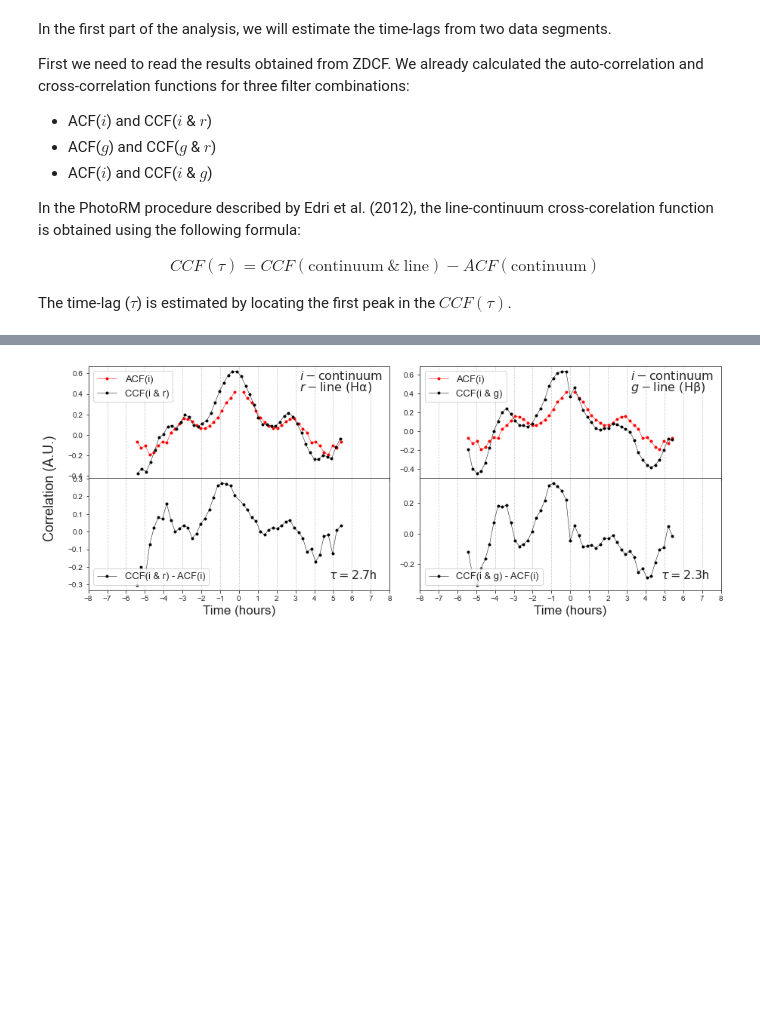
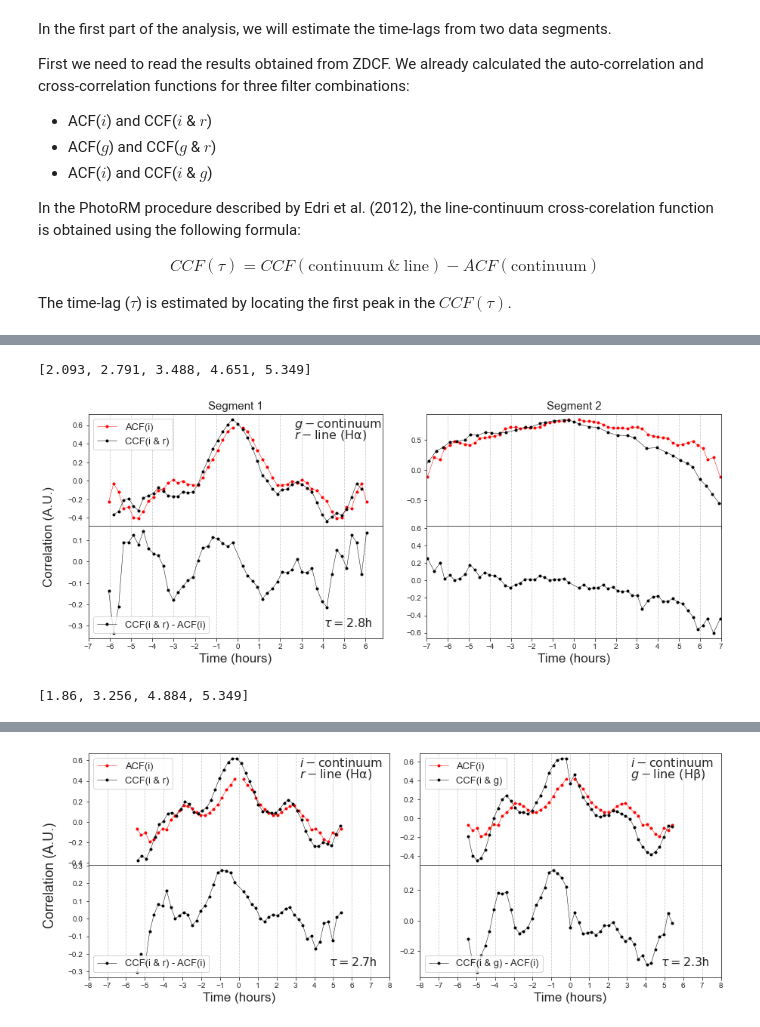
Before and after one commit to LSST-sersag/dle, a Jupyter notebook: notebooks/DLE-PhotoRM.ipynb, the cells around one changed output, grey strips where cells are left out. Drawn from its saved outputs; the diff is of its cells as text; code cells hidden in the pictures; blank space fills up the shorter version.

```diff
--- a/notebooks/DLE-PhotoRM.ipynb
+++ b/notebooks/DLE-PhotoRM.ipynb
@@ -301,26 +271,26 @@ The time-lag ($\tau$) is estimated by locating the first peak in the $CCF(\tau)$
 # %%
 # Loading results: segment 1 (0h-8h)
 
-ccf_ir1 = pd.read_csv('results_zdcf_segments_nflux/ccf_ir_err_seg1.dcf', sep=" ", header=None, skipinitialspace=True)
-ccf_gr1 = pd.read_csv('results_zdcf_segments_nflux/ccf_gr_err_seg1.dcf', sep=" ", header=None, skipinitialspace=True)
-ccf_ig1 = pd.read_csv('results_zdcf_segments_nflux/ccf_ig_err_seg1.dcf', sep=" ", header=None, skipinitialspace=True)
+ccf_ir1 = pd.read_csv('data/zdcf_results/segments/ccf_ir_seg1.dcf', sep=" ", header=None, skipinitialspace=True)
+ccf_gr1 = pd.read_csv('data/zdcf_results/segments/ccf_gr_seg1.dcf', sep=" ", header=None, skipinitialspace=True)
+ccf_ig1 = pd.read_csv('data/zdcf_results/segments/ccf_ig_seg1.dcf', sep=" ", header=None, skipinitialspace=True)
 
-acf_i1 = pd.read_csv('results_zdcf_segments_nflux/acf_i_err_seg1.dcf', sep=" ", header=None, skipinitialspace=True)
-acf_g1 = pd.read_csv('results_zdcf_segments_nflux/acf_g_err_seg1.dcf', sep=" ", header=None, skipinitialspace=True)
-acf_r1 = pd.read_csv('results_zdcf_segments_nflux/acf_r_err_seg1.dcf', sep=" ", header=None, skipinitialspace=True)
+acf_i1 = pd.read_csv('data/zdcf_results/segments/acf_i_seg1.dcf', sep=" ", header=None, skipinitialspace=True)
+acf_g1 = pd.read_csv('data/zdcf_results/segments/acf_g_seg1.dcf', sep=" ", header=None, skipinitialspace=True)
+acf_r1 = pd.read_csv('data/zdcf_results/segments/acf_r_seg1.dcf', sep=" ", header=None, skipinitialspace=True)
 
 ccfs1 = [ccf_ir1, ccf_gr1, ccf_ig1]
 acfs1 = [acf_i1, acf_g1, acf_r1]
 
 # Loading results: segment 2 (70h-130h)
 
-ccf_ir2 = pd.read_csv('results_zdcf_segments_nflux/ccf_ir_err_seg2.dcf', sep=" ", header=None, skipinitialspace=True)
-ccf_gr2 = pd.read_csv('results_zdcf_segments_nflux/ccf_gr_err_seg2.dcf', sep=" ", header=None, skipinitialspace=True)
-ccf_ig2 = pd.read_csv('results_zdcf_segments_nflux/ccf_ig_err_seg2.dcf', sep=" ", header=None, skipinitialspace=True)
+ccf_ir2 = pd.read_csv('data/zdcf_results/segments/ccf_ir_seg2.dcf', sep=" ", header=None, skipinitialspace=True)
+ccf_gr2 = pd.read_csv('data/zdcf_results/segments/ccf_gr_seg2.dcf', sep=" ", header=None, skipinitialspace=True)
+ccf_ig2 = pd.read_csv('data/zdcf_results/segments/ccf_ig_seg2.dcf', sep=" ", header=None, skipinitialspace=True)
 
-acf_i2 = pd.read_csv('results_zdcf_segments_nflux/acf_i_err_seg2.dcf', sep=" ", header=None, skipinitialspace=True)
-acf_g2 = pd.read_csv('results_zdcf_segments_nflux/acf_g_err_seg2.dcf', sep=" ", header=None, skipinitialspace=True)
-acf_r2 = pd.read_csv('results_zdcf_segments_nflux/acf_r_err_seg2.dcf', sep=" ", header=None, skipinitialspace=True)
+acf_i2 = pd.read_csv('data/zdcf_results/segments/acf_i_seg2.dcf', sep=" ", header=None, skipinitialspace=True)
+acf_g2 = pd.read_csv('data/zdcf_results/segments/acf_g_seg2.dcf', sep=" ", header=None, skipinitialspace=True)
+acf_r2 = pd.read_csv('data/zdcf_results/segments/acf_r_seg2.dcf', sep=" ", header=None, skipinitialspace=True)
 
 ccfs2 = [ccf_ir2, ccf_gr2, ccf_ig2]
 acfs2 = [acf_i2, acf_g2, acf_r2]
@@ -341,0 +308,17 @@ In the following plots, we show the $CCF(\tau)$ in the bottom panel, and $ACFs$
+# %%
+# Automatically detected peaks in CCF(i & r)-ACF(i) for Segment 1 --> we choose time-lag of 2.8h
+photRM.find_tau(acf_i1, ccf_ir1)
+# %% [output]
+[2.093, 2.791, 3.488, 4.651, 5.349]
+# %%
+acfs_seg = [acf_i1, acf_i2]
+ccfs_seg = [ccf_ir1, ccf_ir2]
+lims = [(-7,6.8),(-7,7)]
+photRM.plot_ccf_acf_grid(acfs_seg, ccfs_seg, lims, label1='ACF(i)', label2='CCF(i & r)', locator=1, tau=2.8, save=False)
+# %% [output]
+[figure, added]
+# %%
+# Automatically detected peaks in CCF(i & g)-ACF(i) for Segment 1 --> we choose time-lag of 1.9h
+photRM.find_tau(acf_i1, ccf_ig1)
+# %% [output]
+[1.86, 3.256, 4.884, 5.349]
```
Also changed, not shown: parts of 39 cells of this notebook, 53 other files.
